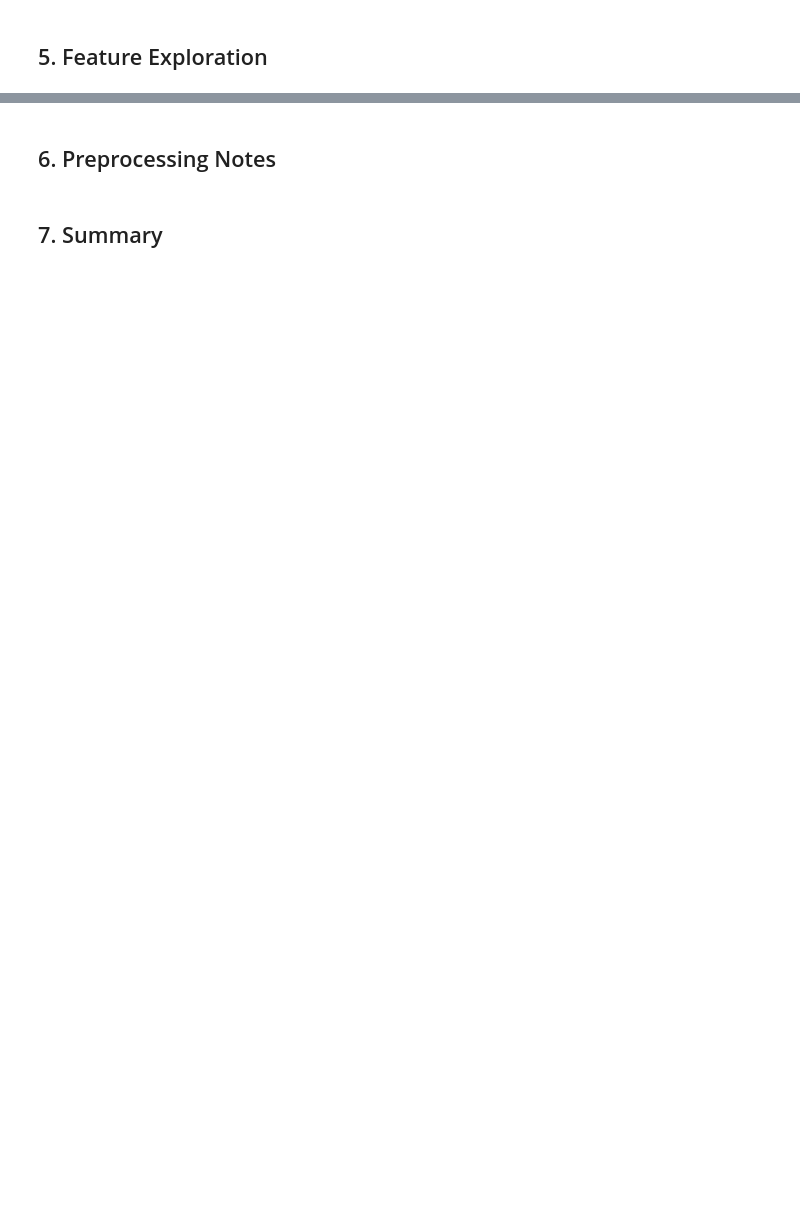
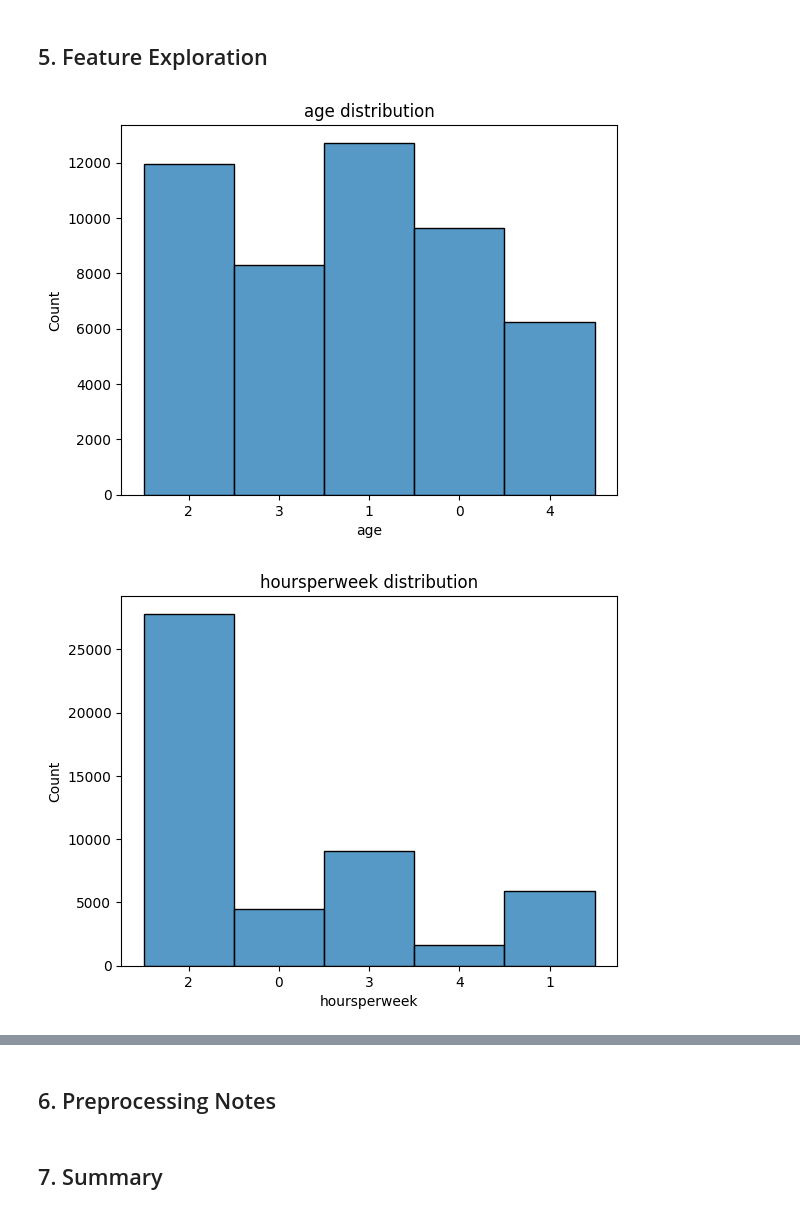
Before and after one commit to flotumm/TUWien-MLExercise, a Jupyter notebook: notebooks/adult_analysis.ipynb, the cells around one changed output, grey strips where cells are left out. Saved outputs shown, nothing was run; the diff lists cells and outputs as text; code cells hidden in the pictures; blank space fills up the shorter version.

```diff
--- a/notebooks/adult_analysis.ipynb
+++ b/notebooks/adult_analysis.ipynb
@@ -165,15 +165,10 @@ Text(0.5, 1.0, 'Target distribution (Income <=50K vs >50K)')
 # %% [markdown]
 ## 5. Feature Exploration
 # %%
-numeric_cols = df.select_dtypes(include=np.number).columns
-df[numeric_cols].hist(figsize=(12, 8))
-plt.suptitle("Numeric Feature Distributions")
-plt.show()
-
-cat_cols = df.select_dtypes(exclude=np.number).columns
-for col in cat_cols:
-    plt.figure(figsize=(8, 3))
-    sns.countplot(x=df[col])
-    plt.title(f"Distribution of {col}")
-    plt.xticks(rotation=45)
+for col in ['age', 'hoursperweek', 'education-num']:
+    sns.histplot(df[col], bins=20)
+    plt.title(f'{col} distribution')
     plt.show()
+# %% [output]
+[figure, added]
+[figure, added]
```
Also changed, not shown: parts of 7 cells of this notebook, 1 other file.
